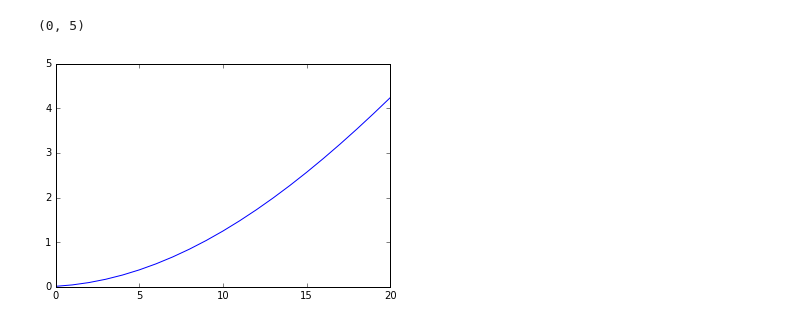
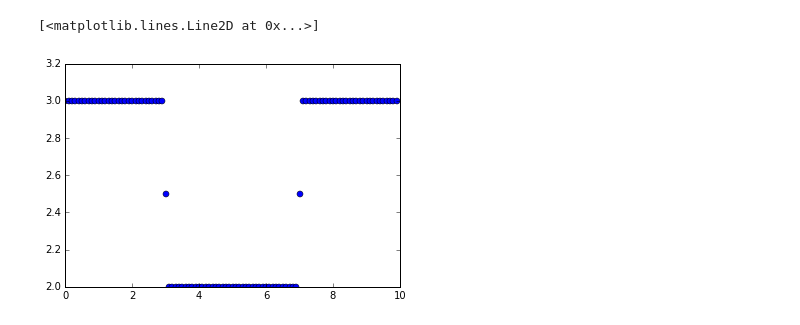
Before and after one commit to basnijholt/discretizer, a Jupyter notebook: docs/heterostructure.ipynb, the cells around one changed output. Drawn from its saved outputs; the diff is of its cells as text; code cells hidden in the pictures.

```diff
--- a/docs/heterostructure.ipynb
+++ b/docs/heterostructure.ipynb
@@ -68,7 +10,19 @@ for i in range(3):
-# %%
-plt.plot(ev)
-plt.xlim(0,20)
-plt.ylim(0,5)
-# %% [output]
-(0, 5)
-[figure, removed]
+# %%
+def heaviside(x):
+    return 0.5 * (np.sign(x) + 1)
+
+A1, A2, A3 = 3, 2, 3
+x1, x2 = 3, 7
+
+def A(x):
+    return (A1 * heaviside(-(x-x1)) +
+            A2 * heaviside(x-x1) * heaviside(-(x-x2)) +
+            A3 * heaviside(x-x2))
+
+x = np.arange(0,10,0.1)
+y = A(x)
+
+plt.plot(x,y, 'o')
+# %% [output]
+[<matplotlib.lines.Line2D at 0x...>]
+[figure, added]
```
Also changed, not shown: parts of 17 cells of this notebook, 3 other files.
